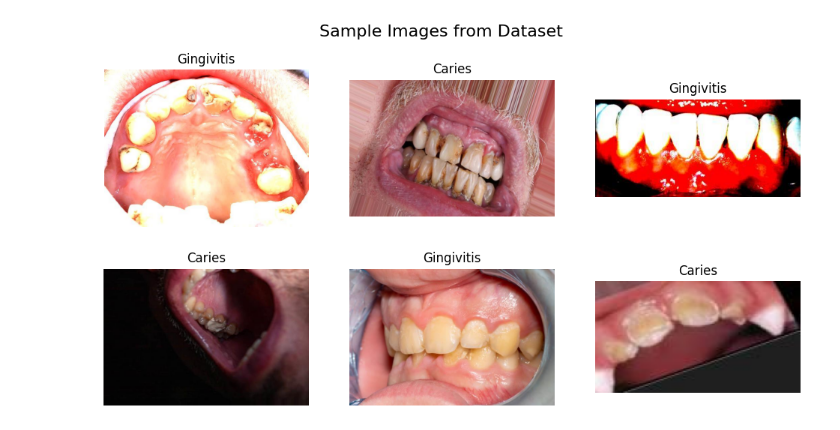
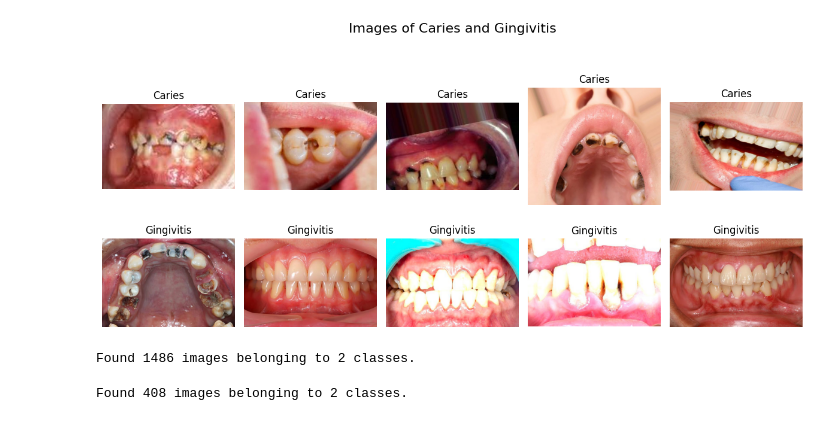
Before and after one commit to isatyamks/oral_disease_classification, a Jupyter notebook: notebooks/oral model.ipynb, the cells around one changed output. Saved outputs shown, nothing was run; the diff lists cells and outputs as text; code cells hidden in the pictures.

Commit message:
model training done

```diff
--- a/notebooks/oral model.ipynb
+++ b/notebooks/oral model.ipynb
@@ -15,20 +21,28 @@ test_data_path = '../data/Test'
 # %%
-def visualize_images(folder_path, num_images=6):
-    class_names = os.listdir(folder_path)
+#Previewing Images of Caries and Gingivitis
+
+def show_images(data_path, num_images_per_class=5):
+    class_names = os.listdir(data_path)
     plt.figure(figsize=(12, 6))
-    for i in range(num_images):
-        class_name = random.choice(class_names)
-        class_folder = os.path.join(folder_path, class_name)
-        img_name = random.choice(os.listdir(class_folder))
-        img_path = os.path.join(class_folder, img_name)
-        img = mpimg.imread(img_path)
-        plt.subplot(2, 3, i+1)
-        plt.imshow(img)
-        plt.title(class_name)
-        plt.axis('off')
-    plt.suptitle('Sample Images from Dataset', fontsize=16)
+    idx = 1
+
+    for class_name in class_names:
+        class_folder = os.path.join(data_path, class_name)
+        img_names = os.listdir(class_folder)[:num_images_per_class]
+
+        for img_name in img_names:
+            img_path = os.path.join(class_folder, img_name)
+            img = mpimg.imread(img_path)
+            plt.subplot(2, num_images_per_class, idx)
+            plt.imshow(img)
+            plt.title(class_name)
+            plt.axis('off')
+            idx += 1
+
+    plt.suptitle('Images of Caries and Gingivitis', fontsize=16)
+    plt.tight_layout(rect=[0, 0, 1, 0.95])
     plt.show()
-# %%
-visualize_images(train_data_path)
-# %% [output]
-[figure, removed]
+# %%
+show_images(test_data_path)
+# %% [output]
+[figure, added]
@@ -34,0 +65,14 @@ visualize_images(train_data_path)
+# %%
+#creating data generator for the train dataset
+train_generator = train_datagen.flow_from_directory(
+    train_data_path, target_size=IMG_SIZE, batch_size=BATCH_SIZE, class_mode='binary'
+)
+# %% [output]
+Found 1486 images belonging to 2 classes.
+# %%
+#creating data generator for the test dataset
+test_generator = test_datagen.flow_from_directory(
+    test_data_path, target_size=IMG_SIZE, batch_size=BATCH_SIZE, class_mode='binary'
+)
+# %% [output]
+Found 408 images belonging to 2 classes.
```
Also changed, not shown: parts of 9 cells of this notebook, 1 other file.
